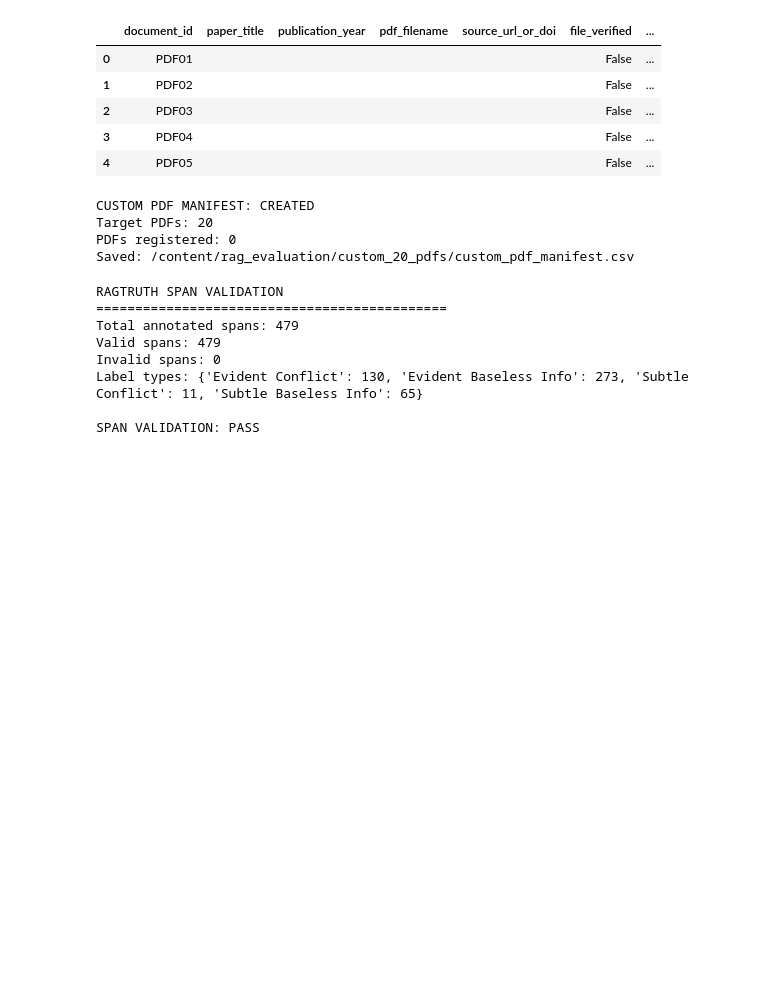
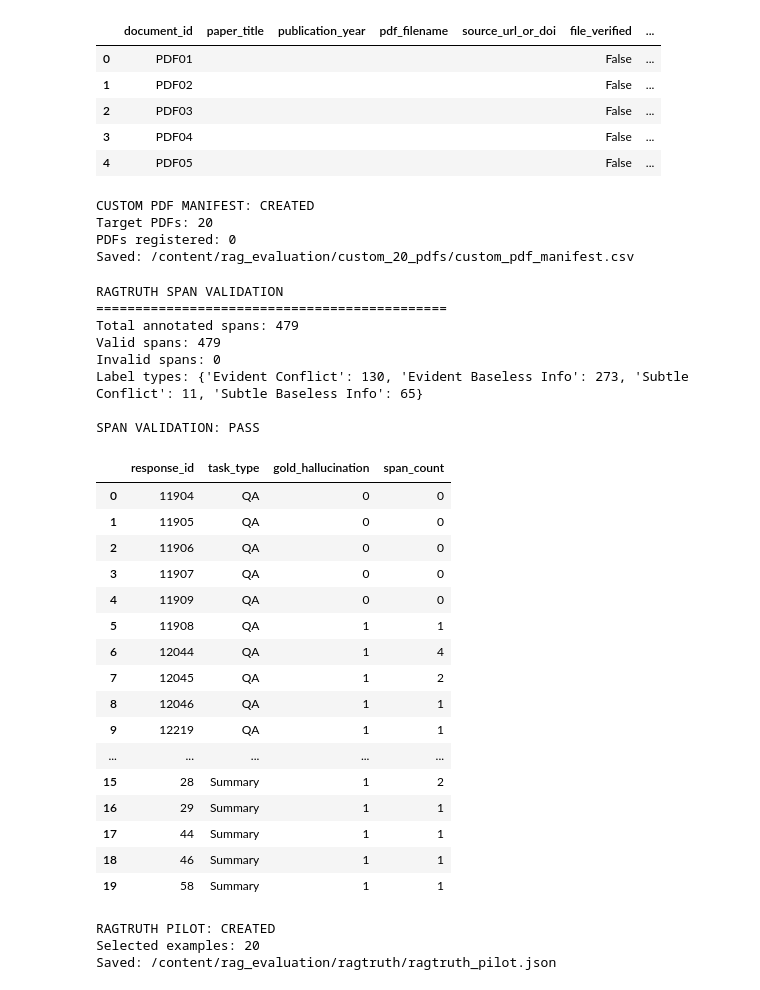
Before and after one commit to ThisumiWijesinghe/Evidence-Verified-RAG-Workflow-, a Jupyter notebook: Main.ipynb, the cells around one changed output. Cells and saved outputs as stored; diff of their text form; code cells hidden in the pictures; blank space fills up the shorter version.

Commit message:
Prepare balanced RAGTruth QA and summarization pilot

```diff
--- a/Main.ipynb
+++ b/Main.ipynb
@@ -11963,3 +11963,73 @@ Invalid spans: 0
 Label types: {'Evident Conflict': 130, 'Evident Baseless Info': 273, 'Subtle Conflict': 11, 'Subtle Baseless Info': 65}
 
 SPAN VALIDATION: PASS
+# %%
+
+# CREATE RAGTRUTH PILOT SET
+
+
+pilot_records = []
+
+for task in ["QA", "Summary"]:
+    task_records = [
+        record
+        for record in ragtruth_test_records
+        if record["task_type"] == task
+    ]
+
+    # Include annotated and non-annotated responses.
+    for gold_label in [0, 1]:
+        matching = [
+            record
+            for record in task_records
+            if record["gold_has_hallucination"] == gold_label
+        ]
+
+        pilot_records.extend(matching[:5])
+
+pilot_path = RAGTRUTH_DIR / "ragtruth_pilot.json"
+
+with open(pilot_path, "w", encoding="utf-8") as file:
+    json.dump(
+        pilot_records,
+        file,
+        indent=2,
+        ensure_ascii=False
+    )
+
+pilot_df = pd.DataFrame([
+    {
+        "response_id": item["response_id"],
+        "task_type": item["task_type"],
+        "gold_hallucination": item["gold_has_hallucination"],
+        "span_count": len(item["gold_spans"])
+    }
+    for item in pilot_records
+])
+
+display(pilot_df)
+
+print("RAGTRUTH PILOT: CREATED")
+print("Selected examples:", len(pilot_records))
+print("Saved:", pilot_path)
+# %% [output]
+|  | response_id | task_type | gold_hallucination | span_count |
+| 0 | 11904 | QA | 0 | 0 |
+| 1 | 11905 | QA | 0 | 0 |
+| 2 | 11906 | QA | 0 | 0 |
+| 3 | 11907 | QA | 0 | 0 |
+| 4 | 11909 | QA | 0 | 0 |
+| 5 | 11908 | QA | 1 | 1 |
+| 6 | 12044 | QA | 1 | 4 |
+| 7 | 12045 | QA | 1 | 2 |
+| 8 | 12046 | QA | 1 | 1 |
+| 9 | 12219 | QA | 1 | 1 |
+| ... | ... | ... | ... | ... |
+| 15 | 28 | Summary | 1 | 2 |
+| 16 | 29 | Summary | 1 | 1 |
+| 17 | 44 | Summary | 1 | 1 |
+| 18 | 46 | Summary | 1 | 1 |
+| 19 | 58 | Summary | 1 | 1 |
+RAGTRUTH PILOT: CREATED
+Selected examples: 20
+Saved: /content/rag_evaluation/ragtruth/ragtruth_pilot.json
```
